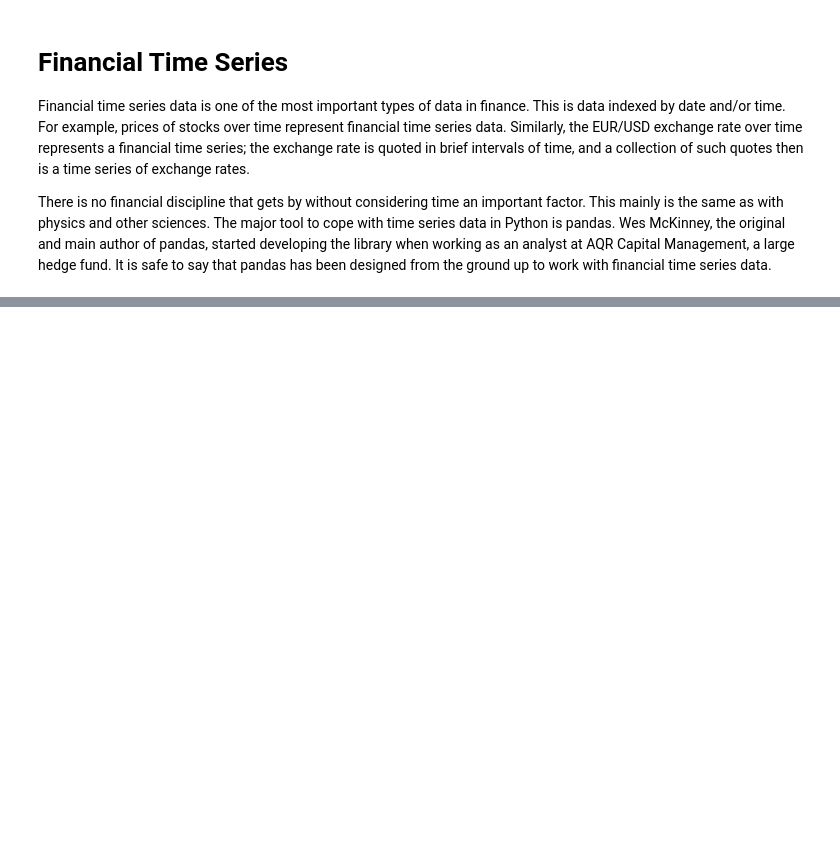
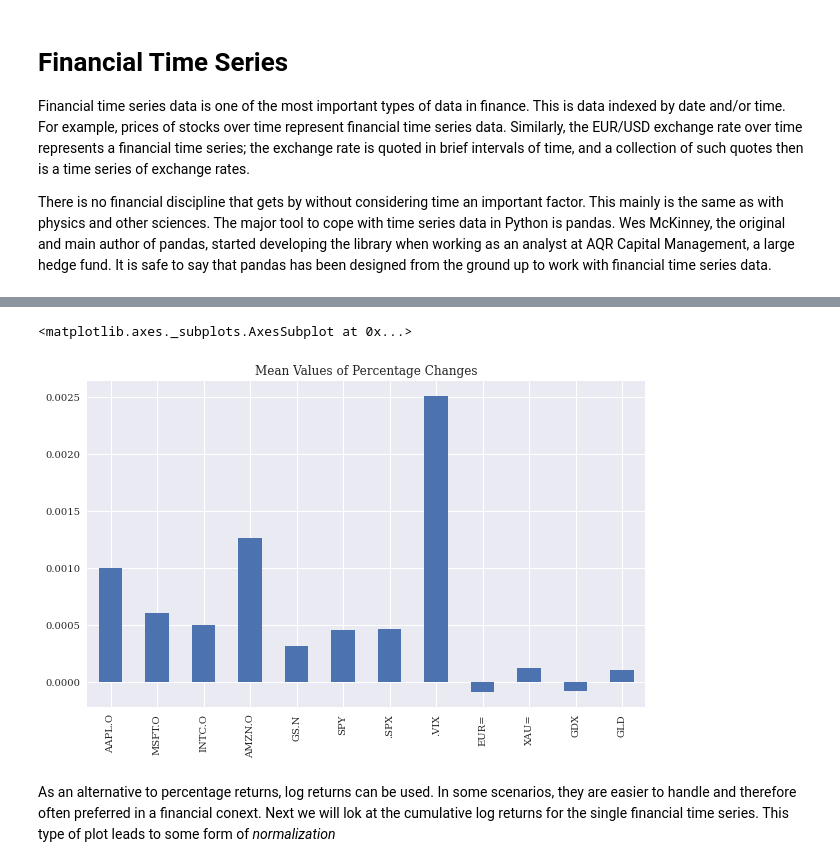
Before and after one commit to GeorgeMavroidis/PythonForFinance, a Jupyter notebook: 5. Financial Time Series.ipynb, the cells around one changed output, grey strips where cells are left out. Cells and saved outputs as stored; diff of their text form; code cells hidden in the pictures; blank space fills up the shorter version.

```diff
--- a/5. Financial Time Series.ipynb
+++ b/5. Financial Time Series.ipynb
@@ -32,0 +178,7 @@ f
+# %%
+data.pct_change().mean().plot(kind='bar', figsize=(10,6), title='Mean Values of Percentage Changes')
+# %% [output]
+<matplotlib.axes._subplots.AxesSubplot at 0x...>
+[figure, added]
+# %% [markdown]
+As an alternative to percentage returns, log returns can be used. In some scenarios, they are easier to handle and therefore often preferred in a financial conext. Next we will lok at the cumulative log returns for the single financial time series. This type of plot leads to some form of *normalization*
```
Also changed, not shown: parts of 17 cells of this notebook, 1 other file.
